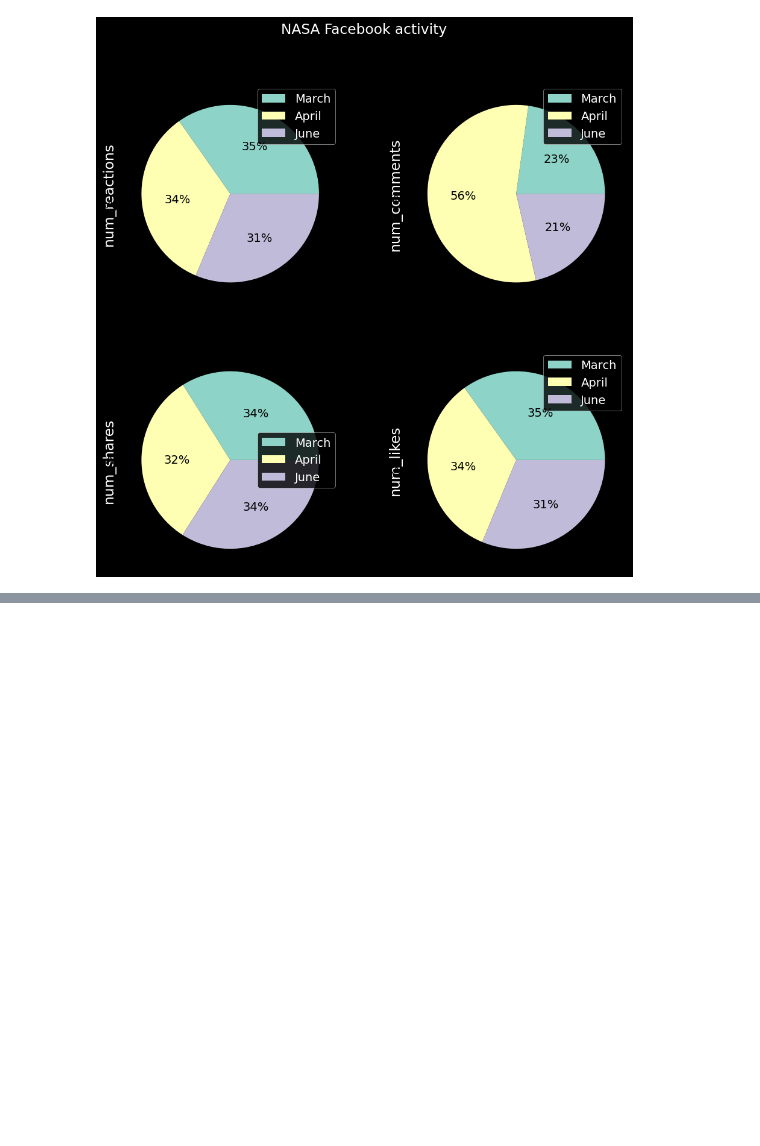
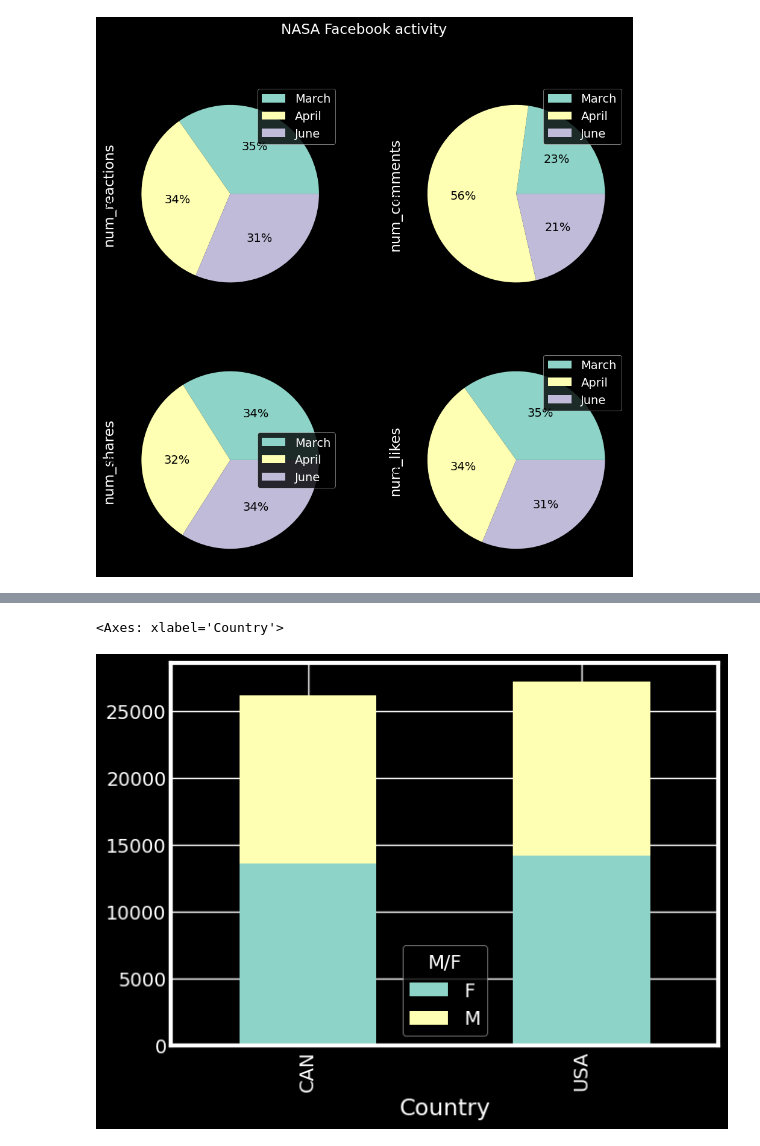
Before and after one commit to Byienio/Pandas_pg, a Jupyter notebook: AdvancedPlots.ipynb, the cells around one changed output, grey strips where cells are left out. Cells and saved outputs as stored; diff of their text form; code cells hidden in the pictures; blank space fills up the shorter version.

```diff
--- a/AdvancedPlots.ipynb
+++ b/AdvancedPlots.ipynb
@@ -241,0 +262,5 @@ array([[<Axes: ylabel='num_reactions'>, <Axes: ylabel='num_comments'>],
+# %%
+groupMF.plot(kind='bar',stacked=True)
+# %% [output]
+<Axes: xlabel='Country'>
+[figure, added]
```
Also changed, not shown: parts of 12 cells of this notebook.
